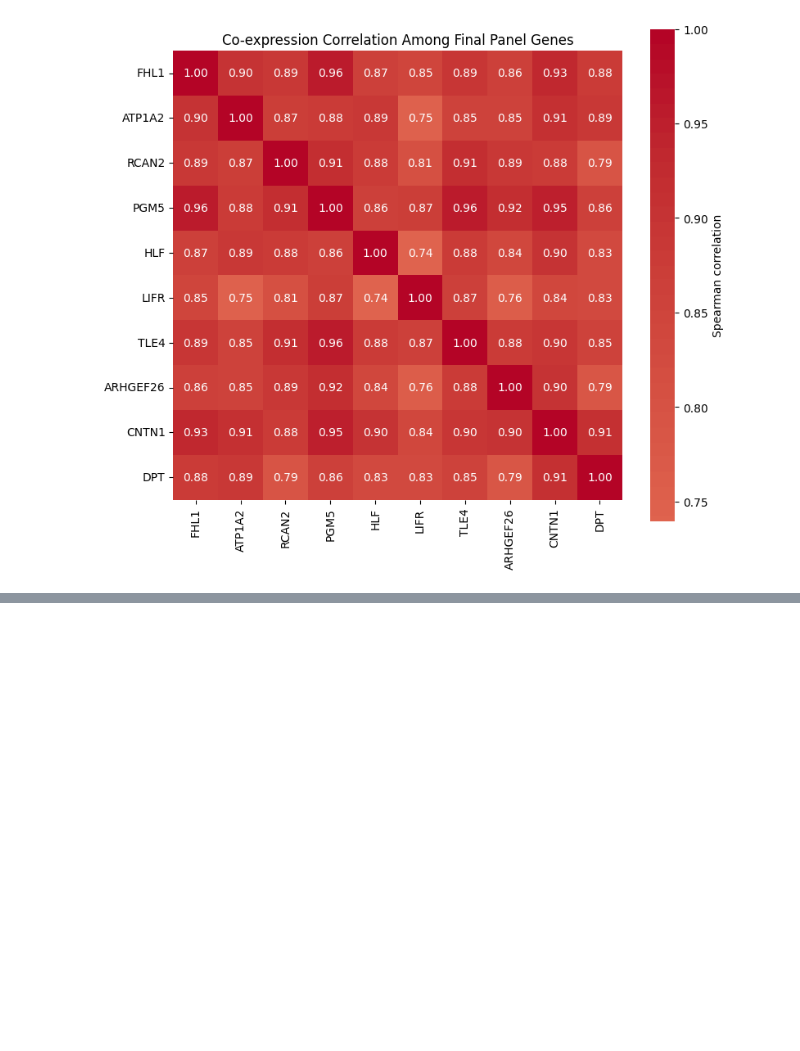
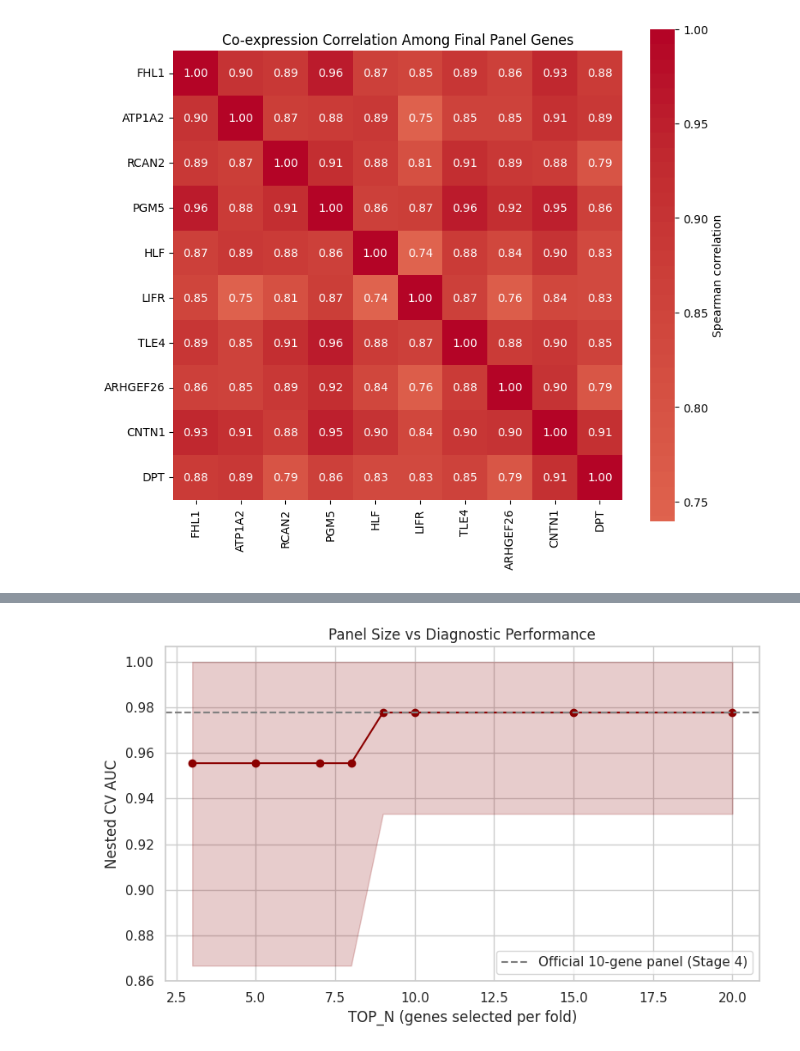
Before and after one commit to DhimanTarafdar/gallbladder_cancer_research, a Jupyter notebook: Gallbladder_Cancer_Biomarker_Pipeline.ipynb, the cells around one changed output, grey strips where cells are left out. Cells and saved outputs as stored; diff of their text form; code cells hidden in the pictures; blank space fills up the shorter version.

```diff
--- a/Gallbladder_Cancer_Biomarker_Pipeline.ipynb
+++ b/Gallbladder_Cancer_Biomarker_Pipeline.ipynb
@@ -980,0 +1512,71 @@ plt.show()
+# %%
+# ============================================================
+# STAGE 15: TOP_N sweep -- does a smaller panel perform comparably?
+# Reuses the exact same nested-CV logic as Stage 4, just varies
+# TOP_N, to answer supervisor's "fewer genes = stronger" question
+# with data instead of a guess
+# ============================================================
+
+top_n_values = [3, 5, 7, 8, 9, 10, 15, 20]
+sweep_results = []
+
+for TOP_N_test in top_n_values:
+    fold_aucs_n = []
+    selected_genes_per_fold_n = []
+
+    for fold_i, (train_idx, test_idx) in enumerate(outer_cv.split(X, y)):
+        X_train, X_test = X[train_idx], X[test_idx]
+        y_train, y_test = y[train_idx], y[test_idx]
+
+        rf_select = RandomForestClassifier(n_estimators=300, random_state=42)
+        rf_select.fit(X_train, y_train)
+        importance = pd.Series(rf_select.feature_importances_, index=gene_names)
+        top_genes = importance.sort_values(ascending=False).head(TOP_N_test).index.tolist()
+        selected_genes_per_fold_n.append(top_genes)
+
+        gene_idx = [gene_names.index(g) for g in top_genes]
+        model = RandomForestClassifier(n_estimators=300, random_state=42)
+        model.fit(X_train[:, gene_idx], y_train)
+        prob = model.predict_proba(X_test[:, gene_idx])[:, 1]
+        auc = roc_auc_score(y_test, prob)
+        fold_aucs_n.append(auc)
+
+    fold_aucs_n = np.array(fold_aucs_n)
+
+    # bootstrap CI, same method as Stage 4
+    boot_means = [np.mean(np.random.choice(fold_aucs_n, size=len(fold_aucs_n), replace=True))
+                  for _ in range(2000)]
+    ci_low, ci_high = np.percentile(boot_means, [2.5, 97.5])
+
+    # this TOP_N's own majority-vote panel (for reference)
+    gene_freq_n = Counter([g for fold in selected_genes_per_fold_n for g in fold])
+    panel_n = [g for g, count in gene_freq_n.items() if count >= 3]
+
+    sweep_results.append({
+        'TOP_N': TOP_N_test,
+        'Mean_AUC': fold_aucs_n.mean(),
+        'Std_AUC': fold_aucs_n.std(),
+        'CI_low': ci_low,
+        'CI_high': ci_high,
+        'Final_panel_size': len(panel_n),
+        'Final_panel': panel_n,
+    })
+    print(f"TOP_N={TOP_N_test}: AUC={fold_aucs_n.mean():.3f}+/-{fold_aucs_n.std():.3f}, "
+          f"95% CI=[{ci_low:.3f}, {ci_high:.3f}], panel size={len(panel_n)}")
+
+sweep_df = pd.DataFrame(sweep_results)
+print("\n", sweep_df[['TOP_N', 'Mean_AUC', 'CI_low', 'CI_high', 'Final_panel_size']].to_string(index=False))
+
+# ---- plot AUC vs TOP_N with CI band ----
+plt.figure(figsize=(8, 5))
+plt.plot(sweep_df['TOP_N'], sweep_df['Mean_AUC'], marker='o', color='darkred')
+plt.fill_between(sweep_df['TOP_N'], sweep_df['CI_low'], sweep_df['CI_high'], alpha=0.2, color='darkred')
+plt.axhline(y=fold_aucs.mean(), color='gray', linestyle='--', label='Official 10-gene panel (Stage 4)')
+plt.xlabel('TOP_N (genes selected per fold)')
+plt.ylabel('Nested CV AUC')
+plt.title('Panel Size vs Diagnostic Performance')
+plt.legend()
+plt.tight_layout()
+plt.savefig('topn_sweep.png', dpi=300, bbox_inches='tight')
+plt.show()
+# %% [output]
@@ -980,0 +1601 @@ plt.show()
+[figure, added]
```
Also changed, not shown: parts of 14 cells of this notebook.
